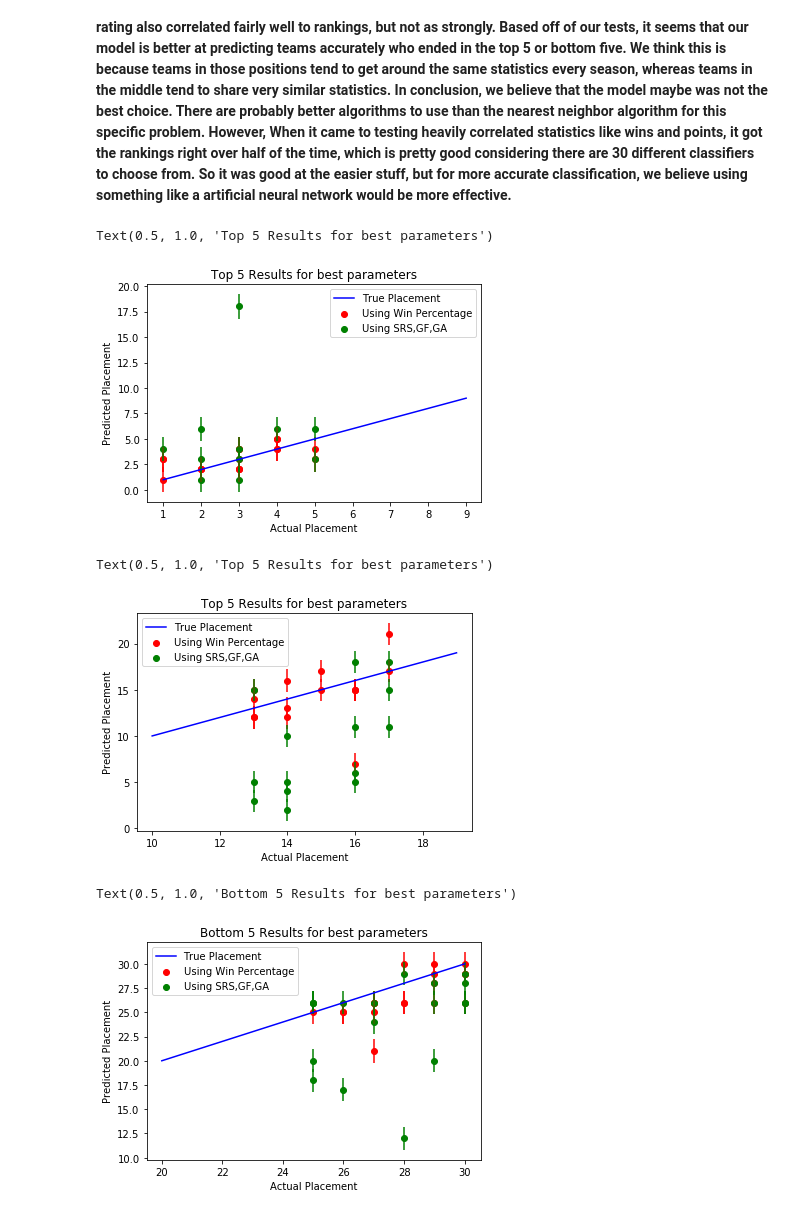
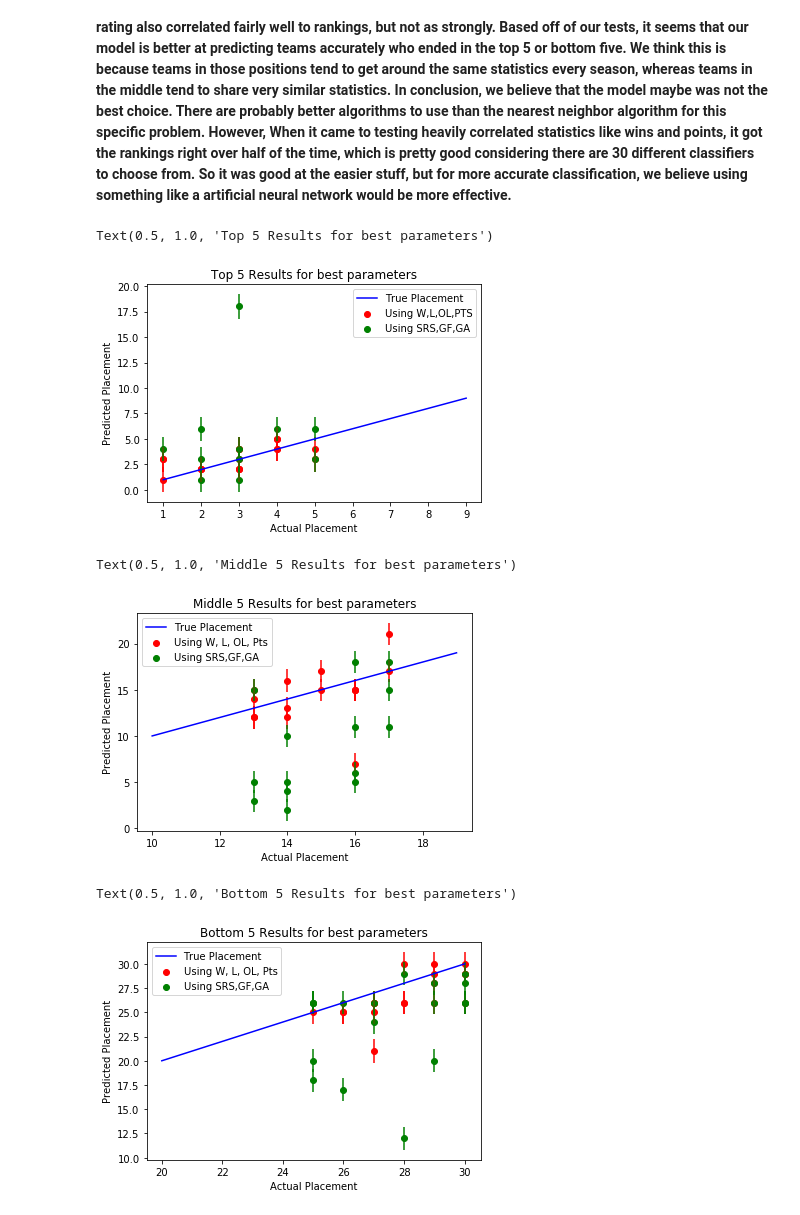
Before and after one commit to daviso42/CMSE202_Final_Project, a Jupyter notebook: TeamClass.ipynb, the cells around one changed output. Drawn from its saved outputs; the diff is of its cells as text; code cells hidden in the pictures.

Commit message:
fixed plot labels

```diff
--- a/TeamClass.ipynb
+++ b/TeamClass.ipynb
@@ -230,42 +230,42 @@ import matplotlib.pyplot as plt
 %matplotlib inline
 label = True
 for i in range(len(placement_scores['Top5'])):
     for j in placement_scores['Top5'][i]:
         if i == 2: # To plot w,l,ot, ant pts
             if label:
-                plt.scatter(j[0],j[1], color = 'red', alpha = 1, label = "Using Win Percentage")
+                plt.scatter(j[0],j[1], color = 'red', alpha = 1, label = "Using W,L,OL,PTS")
                 plt.errorbar(j[0],j[1],1.2, color = "red")
                 label = False
             else:
                 plt.scatter(j[0],j[1], color = 'red', alpha = 1)
                 plt.errorbar(j[0],j[1],1.2, color = "red")
 label = True
 for i in range(len(top5_specific)):
     if label:
         plt.scatter(top5_specific[i][0],top5_specific[i][1],color = 'green', label = "Using SRS,GF,GA")
         plt.errorbar(top5_specific[i][0],top5_specific[i][1],1.2,color = 'green')
         label = False
     else:
         plt.scatter(top5_specific[i][0],top5_specific[i][1],color = 'green')
         plt.errorbar(top5_specific[i][0],top5_specific[i][1],1.2,color = 'green')
 
 plt.plot([i for i in range(1,10)],[i for i in range(1,10)], color = 'blue', label = "True Placement")
        # plt.scatter(j[1],j[1], color = 'blue')
 plt.ylabel("Predicted Placement")
 plt.xlabel("Actual Placement")
 plt.legend()
 
 plt.title("Top 5 Results for best parameters")
 # %% [output]
 Text(0.5, 1.0, 'Top 5 Results for best parameters')
-[figure, old version]
+[figure, new version]
 # %%
 label = True
 for i in range(len(placement_scores['Middle5'])):
     for j in placement_scores['Middle5'][i]:
         if i == 2:
             if label:
-                plt.scatter(j[0],j[1], color = 'red', alpha = 1, label = "Using Win Percentage")
+                plt.scatter(j[0],j[1], color = 'red', alpha = 1, label = "Using W, L, OL, Pts")
                 plt.errorbar(j[0],j[1],1.2, color = "red")
                 label = False
             else:
@@ -289,15 +289,15 @@ plt.legend()
 
 plt.title("Middle 5 Results for best parameters")
 # %% [output]
-Text(0.5, 1.0, 'Top 5 Results for best parameters')
+Text(0.5, 1.0, 'Middle 5 Results for best parameters')
-[figure, old version]
+[figure, new version]
 # %%
 label = True
 for i in range(len(placement_scores['Bottom5'])):
     for j in placement_scores['Bottom5'][i]:
         if i == 2:
             if label:
-                plt.scatter(j[0],j[1], color = 'red', alpha = 1, label = "Using Win Percentage")
+                plt.scatter(j[0],j[1], color = 'red', alpha = 1, label = "Using W, L, OL, Pts")
                 plt.errorbar(j[0],j[1],1.2, color = "red")
                 label = False
             else:
@@ -322,4 +322,4 @@ plt.legend()
 plt.title("Bottom 5 Results for best parameters")
 # %% [output]
 Text(0.5, 1.0, 'Bottom 5 Results for best parameters')
-[figure, old version]
+[figure, new version]
```
